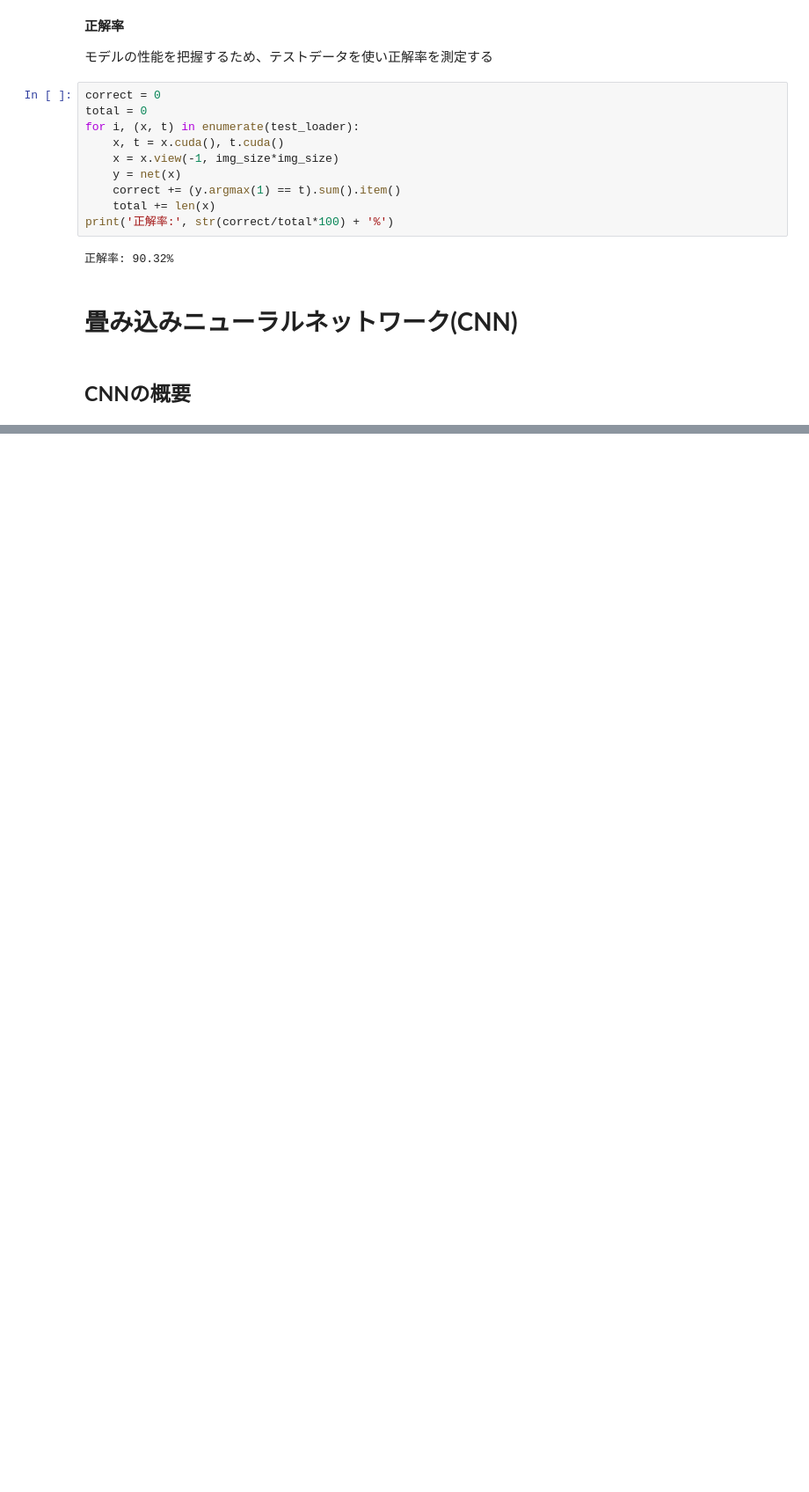
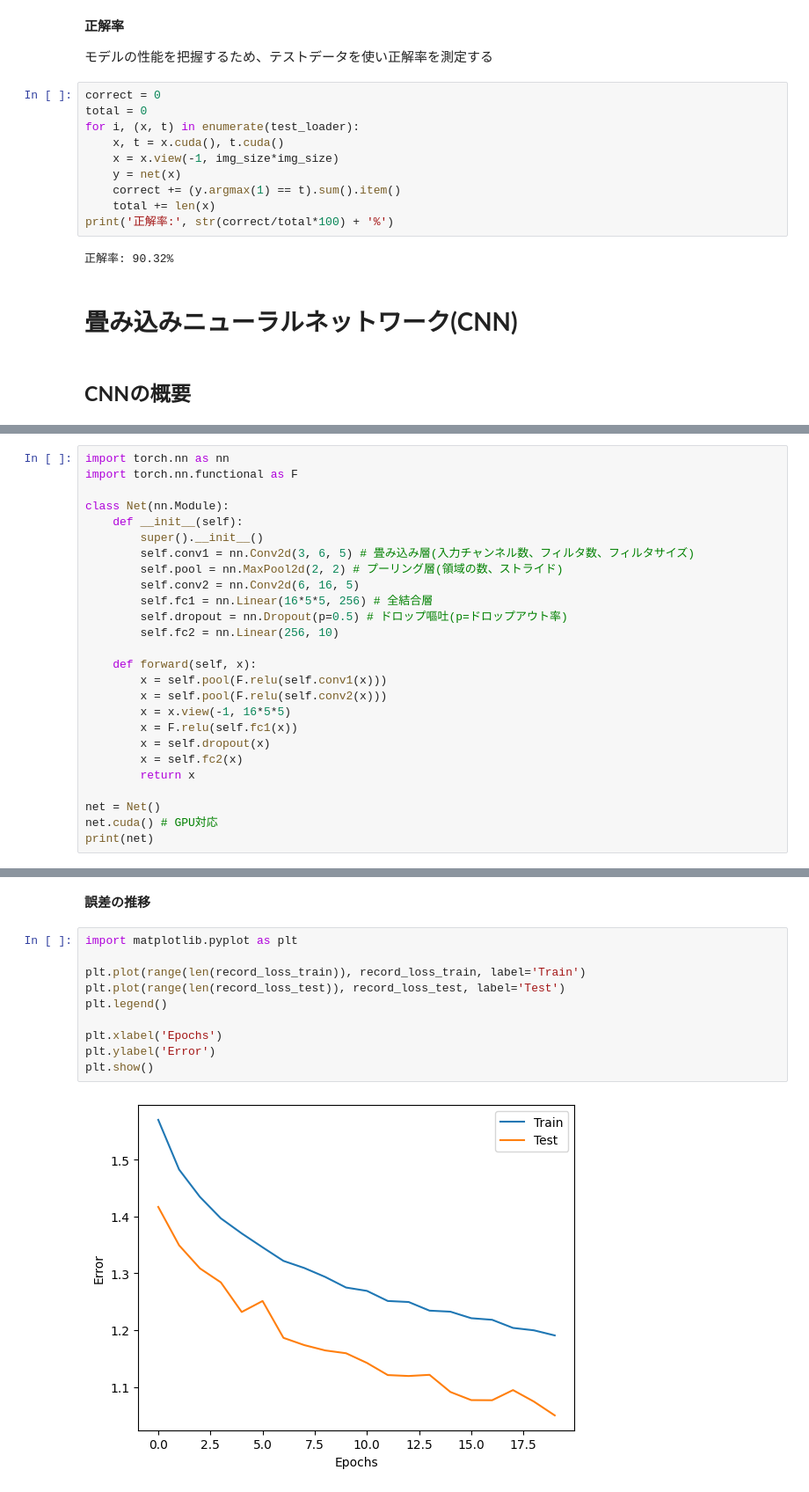
Before and after one commit to sakamototaisei/python_colab, a Jupyter notebook: PyTorchで実装するディープラーニング.ipynb, the cells around one changed output, grey strips where cells are left out. Shown at 88% size. Drawn from its saved outputs; the diff is of its cells as text; blank space fills up the shorter version.

```diff
--- a/PyTorchで実装するディープラーニング.ipynb
+++ b/PyTorchで実装するディープラーニング.ipynb
@@ -829,0 +999,26 @@ print('正解率:', str(correct/total*100) + '%')
+# %%
+import torch.nn as nn
+import torch.nn.functional as F
+
+class Net(nn.Module):
+    def __init__(self):
+        super().__init__()
+        self.conv1 = nn.Conv2d(3, 6, 5) # 畳み込み層(入力チャンネル数、フィルタ数、フィルタサイズ)
+        self.pool = nn.MaxPool2d(2, 2) # プーリング層(領域の数、ストライド)
+        self.conv2 = nn.Conv2d(6, 16, 5)
+        self.fc1 = nn.Linear(16*5*5, 256) # 全結合層
+        self.dropout = nn.Dropout(p=0.5) # ドロップ嘔吐(p=ドロップアウト率)
+        self.fc2 = nn.Linear(256, 10)
+
+    def forward(self, x):
+        x = self.pool(F.relu(self.conv1(x)))
+        x = self.pool(F.relu(self.conv2(x)))
+        x = x.view(-1, 16*5*5)
+        x = F.relu(self.fc1(x))
+        x = self.dropout(x)
+        x = self.fc2(x)
+        return x
+
+net = Net()
+net.cuda() # GPU対応
+print(net)
@@ -829,0 +1103,14 @@ print('正解率:', str(correct/total*100) + '%')
+# %% [markdown]
+**誤差の推移**
+# %%
+import matplotlib.pyplot as plt
+
+plt.plot(range(len(record_loss_train)), record_loss_train, label='Train')
+plt.plot(range(len(record_loss_test)), record_loss_test, label='Test')
+plt.legend()
+
+plt.xlabel('Epochs')
+plt.ylabel('Error')
+plt.show()
+# %% [output]
+[figure, added]
```
Also changed, not shown: parts of 24 cells of this notebook.
